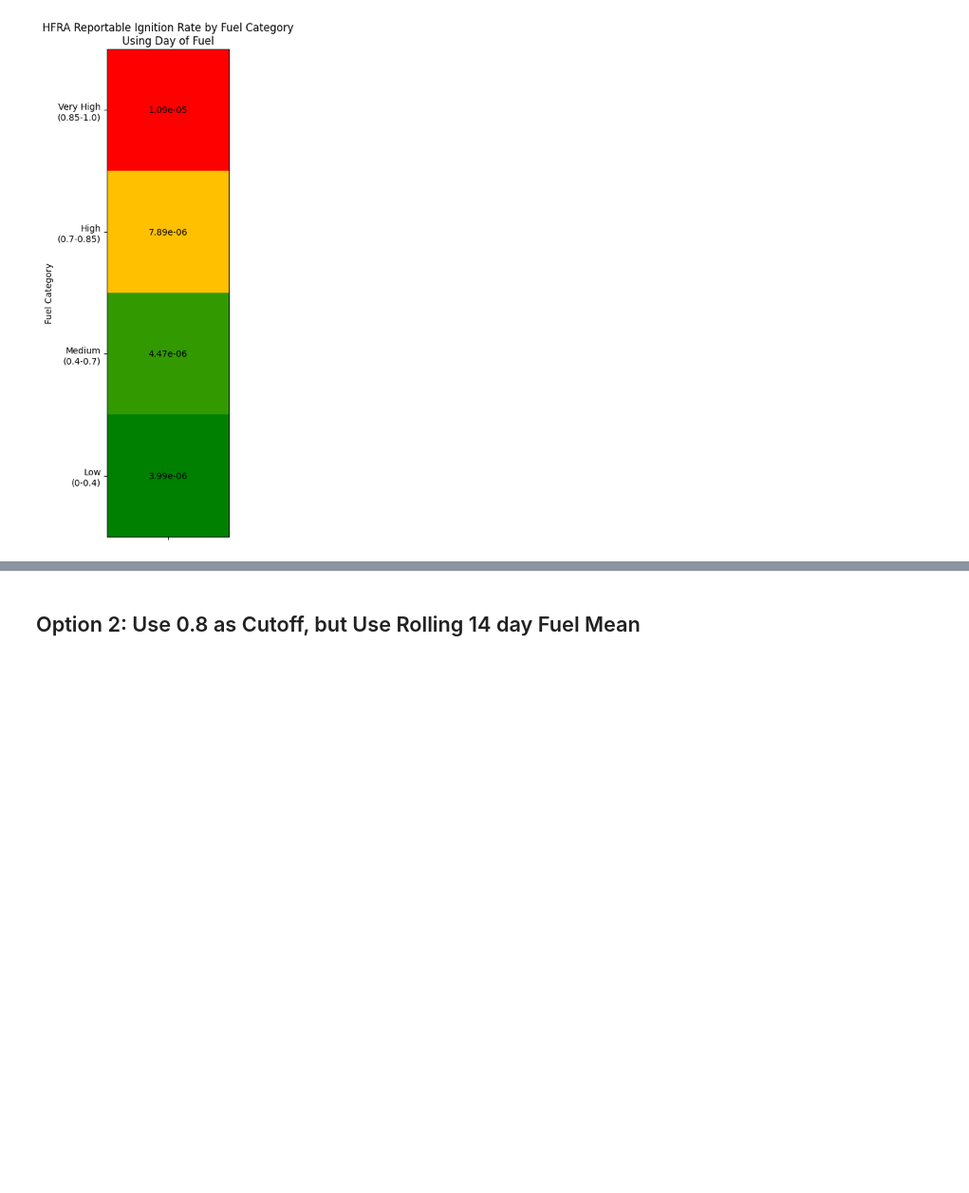
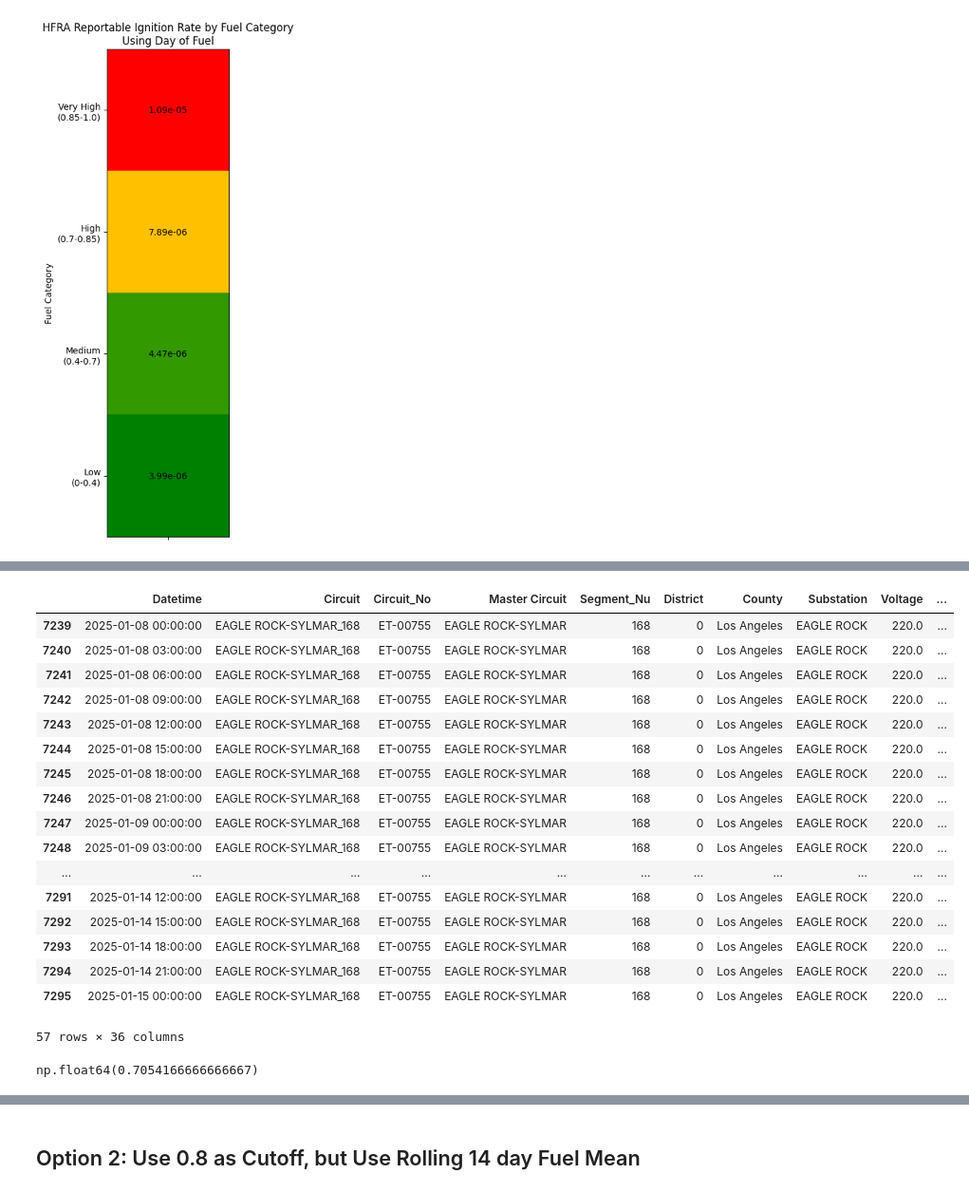
Before and after one commit to charliet202020/Ignition-Goal-Setting-Github, a Jupyter notebook: Circuit_Level_Analysis_Distribution_Only.ipynb, the cells around one changed output, grey strips where cells are left out. Shown at 95% size. Drawn from its saved outputs; the diff is of its cells as text; code cells hidden in the pictures; blank space fills up the shorter version.

```diff
--- a/Circuit_Level_Analysis_Distribution_Only.ipynb
+++ b/Circuit_Level_Analysis_Distribution_Only.ipynb
@@ -1000,0 +1080,29 @@ bulktrans
+# %%
+trans_forecast = pd.read_csv(r"\\sce.eix.com\workgroup\SPE_DSA\Charles\IgnitionGoalSettingInput\Bulk_Forecasts 1-1-25 through 7-15-25\circuit_level_weather_fpi2_BulkTrans_HFA_20250108.csv")
+temp_circuit_str = 'eagle rock-sylmar_168'
+trans_forecast = trans_forecast[trans_forecast['Circuit'].str.contains(temp_circuit_str,case=False)]
+trans_forecast['Date'] = pd.to_datetime(trans_forecast['Datetime']).dt.strftime('%Y-%m-%d')
+trans_forecast
+# %% [output]
+|  | Datetime | Circuit | Circuit_No | Master Circuit | Segment_Nu | District | County | Substation | Voltage | ... |
+| 7239 | 2025-01-08 00:00:00 | EAGLE ROCK-SYLMAR_168 | ET-00755 | EAGLE ROCK-SYLMAR | 168 | 0 | Los Angeles | EAGLE ROCK | 220.0 | ... |
+| 7240 | 2025-01-08 03:00:00 | EAGLE ROCK-SYLMAR_168 | ET-00755 | EAGLE ROCK-SYLMAR | 168 | 0 | Los Angeles | EAGLE ROCK | 220.0 | ... |
+| 7241 | 2025-01-08 06:00:00 | EAGLE ROCK-SYLMAR_168 | ET-00755 | EAGLE ROCK-SYLMAR | 168 | 0 | Los Angeles | EAGLE ROCK | 220.0 | ... |
+| 7242 | 2025-01-08 09:00:00 | EAGLE ROCK-SYLMAR_168 | ET-00755 | EAGLE ROCK-SYLMAR | 168 | 0 | Los Angeles | EAGLE ROCK | 220.0 | ... |
+| 7243 | 2025-01-08 12:00:00 | EAGLE ROCK-SYLMAR_168 | ET-00755 | EAGLE ROCK-SYLMAR | 168 | 0 | Los Angeles | EAGLE ROCK | 220.0 | ... |
+| 7244 | 2025-01-08 15:00:00 | EAGLE ROCK-SYLMAR_168 | ET-00755 | EAGLE ROCK-SYLMAR | 168 | 0 | Los Angeles | EAGLE ROCK | 220.0 | ... |
+| 7245 | 2025-01-08 18:00:00 | EAGLE ROCK-SYLMAR_168 | ET-00755 | EAGLE ROCK-SYLMAR | 168 | 0 | Los Angeles | EAGLE ROCK | 220.0 | ... |
+| 7246 | 2025-01-08 21:00:00 | EAGLE ROCK-SYLMAR_168 | ET-00755 | EAGLE ROCK-SYLMAR | 168 | 0 | Los Angeles | EAGLE ROCK | 220.0 | ... |
+| 7247 | 2025-01-09 00:00:00 | EAGLE ROCK-SYLMAR_168 | ET-00755 | EAGLE ROCK-SYLMAR | 168 | 0 | Los Angeles | EAGLE ROCK | 220.0 | ... |
+| 7248 | 2025-01-09 03:00:00 | EAGLE ROCK-SYLMAR_168 | ET-00755 | EAGLE ROCK-SYLMAR | 168 | 0 | Los Angeles | EAGLE ROCK | 220.0 | ... |
+| ... | ... | ... | ... | ... | ... | ... | ... | ... | ... | ... |
+| 7291 | 2025-01-14 12:00:00 | EAGLE ROCK-SYLMAR_168 | ET-00755 | EAGLE ROCK-SYLMAR | 168 | 0 | Los Angeles | EAGLE ROCK | 220.0 | ... |
+| 7292 | 2025-01-14 15:00:00 | EAGLE ROCK-SYLMAR_168 | ET-00755 | EAGLE ROCK-SYLMAR | 168 | 0 | Los Angeles | EAGLE ROCK | 220.0 | ... |
+| 7293 | 2025-01-14 18:00:00 | EAGLE ROCK-SYLMAR_168 | ET-00755 | EAGLE ROCK-SYLMAR | 168 | 0 | Los Angeles | EAGLE ROCK | 220.0 | ... |
+| 7294 | 2025-01-14 21:00:00 | EAGLE ROCK-SYLMAR_168 | ET-00755 | EAGLE ROCK-SYLMAR | 168 | 0 | Los Angeles | EAGLE ROCK | 220.0 | ... |
+| 7295 | 2025-01-15 00:00:00 | EAGLE ROCK-SYLMAR_168 | ET-00755 | EAGLE ROCK-SYLMAR | 168 | 0 | Los Angeles | EAGLE ROCK | 220.0 | ... |
+57 rows × 36 columns
+# %%
+trans_forecast[trans_forecast['Date'] == '2025-01-07']['FuelsIndex_max_FPI2'].mean()
+# %% [output]
+np.float64(0.7054166666666667)
```
Also changed, not shown: parts of 14 cells of this notebook.
